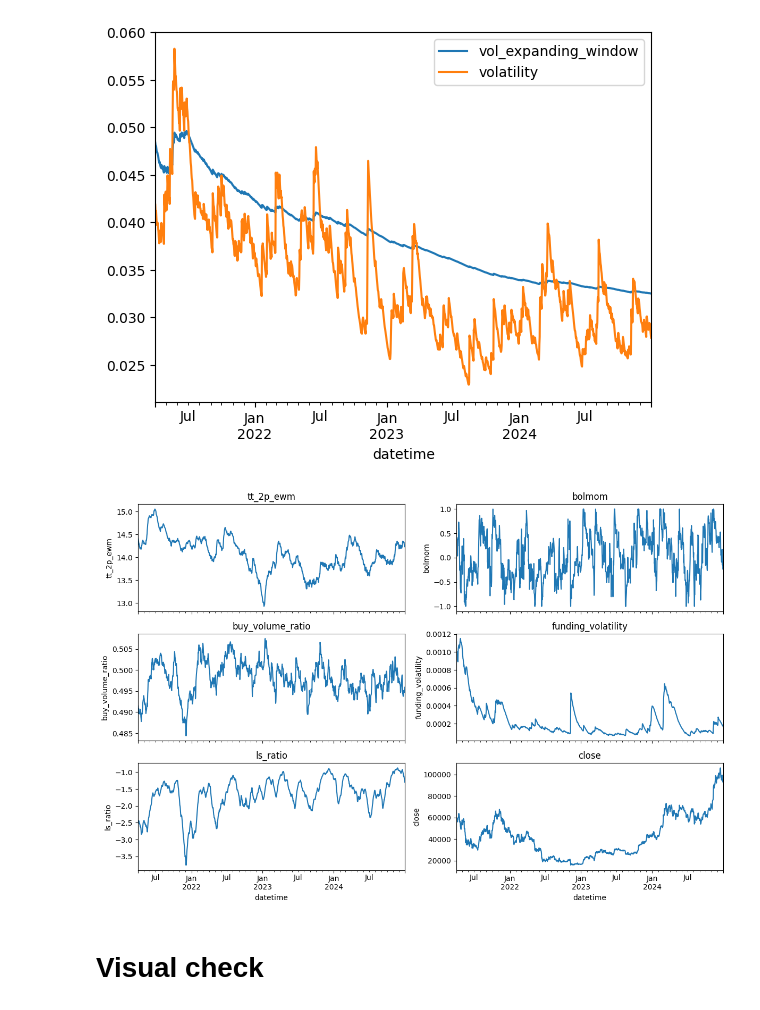
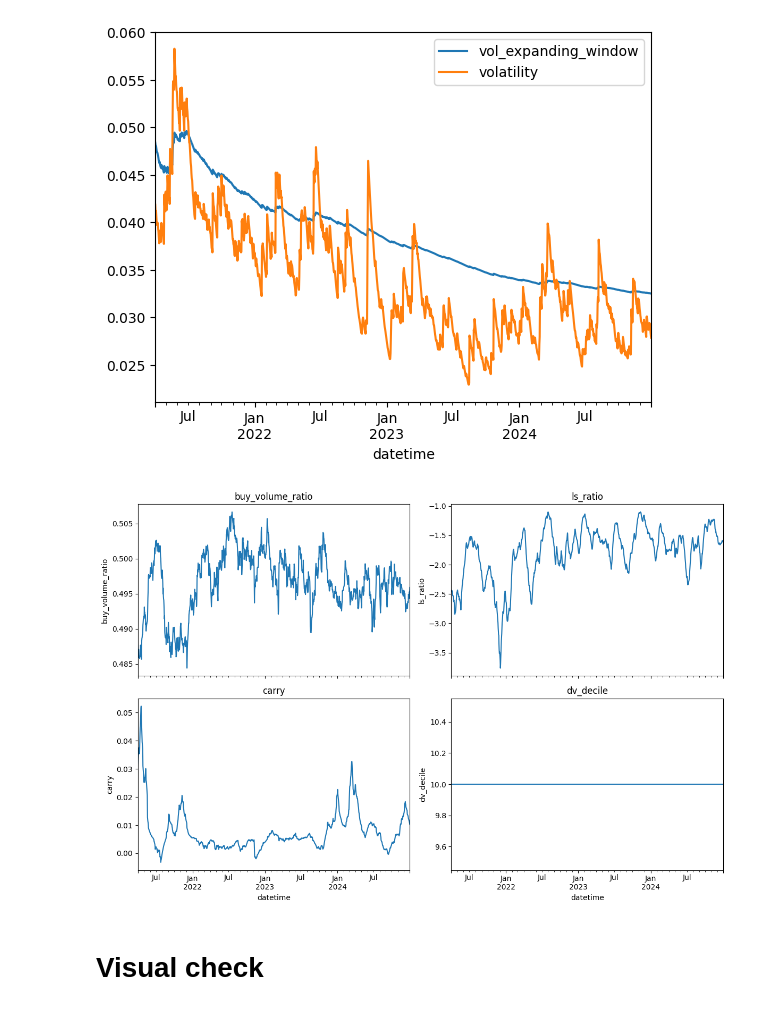
Before and after one commit to engineswap/strategy_manager, a Jupyter notebook: backtest_ols.ipynb, the cells around one changed output. Cells and saved outputs as stored; diff of their text form; code cells hidden in the pictures.

```diff
--- a/backtest_ols.ipynb
+++ b/backtest_ols.ipynb
@@ -17,7 +17,7 @@ df = df.loc[first_idx:]
 df = df[df.datetime>'2021-01-01']
 df = df[df.datetime<'2025-01-01']
 
-HORIZON = 10
+HORIZON = 30
 # %%
 df.columns
 # %% [output]
@@ -41,15 +41,8 @@ import signals
 # Signal generation
 def compute_signal(df: pd.DataFrame) -> pd.DataFrame:
 	df = signals._compute_buy_volume_ratio(df, 'buy_volume_ratio', 32)
-	df = signals._compute_bolmom(df, 'bolmom', 32)
-	df = signals._compute_funding_volatility(df, 'funding_volatility', 32)
 	df = signals._compute_ls_ratio(df, 'ls_ratio', 32)
-
-	df['log_tt'] = np.log(df['total_trades_perp'])
-	df['tt_2p_ewm'] = (
-		df.groupby('symbol')['log_tt']
-		.transform(lambda x: x.ewm(span=32, min_periods=1).mean())
-	)
+	df = signals._compute_carry(df, 'carry', 32)
 
 	return df
 
@@ -59,7 +52,7 @@ def filter_universe(df: pd.DataFrame) -> pd.DataFrame:
 	Filter out illiquids and newly listed coins.
 	"""
 
-	df = df[df.dollar_volume_slowed >= 1e6] # at least $1M daily volume
+	df = df[df.dollar_volume_slowed >= 5e6] # at least $5M daily volume
 	df = df[df.days_since_listing >= 90] # at least 90 days since listing (need data for risk estimate)
 	return df
 
@@ -137,6 +130,10 @@ df = filter_universe(df)
 print("Adding prediction target...")
 df = add_prediction_target(df)
 
+# winsorize signals by date
+for signal in ['buy_volume_ratio', 'ls_ratio', 'carry']:
+	df[signal] = df.groupby('datetime')[signal].transform(lambda x: x.clip(x.quantile(0.05), x.quantile(0.95)))
+
 df
 # %% [output]
 Preparing data...
@@ -191,34 +187,32 @@ plt.show()
 # %%
 import matplotlib.pyplot as plt
 
 signals = [
-    "tt_2p_ewm",
-    "bolmom",
     "buy_volume_ratio",
-    "funding_volatility",
     "ls_ratio",
-    "close"
+    "carry",
+    "dv_decile"
 ]
 
 n = len(signals)
 ncols = 2
 nrows = (n + ncols - 1) // ncols
 
 fig, axes = plt.subplots(nrows=nrows, ncols=ncols, figsize=(12, 8), sharex=True)
 axes = axes.flatten()
 
 for ax, sig in zip(axes, signals):
     btc[sig].plot(ax=ax, title=sig)
     ax.set_ylabel(sig)
 
 # Hide unused axes if signals doesn’t fill the grid
 for ax in axes[n:]:
     ax.set_visible(False)
 
 plt.tight_layout()
 plt.show()
 # %% [output]
-[figure, old version]
+[figure, new version]
 # %% [markdown]
 # Visual check
 # %%
```
Also changed, not shown: parts of 11 cells of this notebook, 3 other files.
